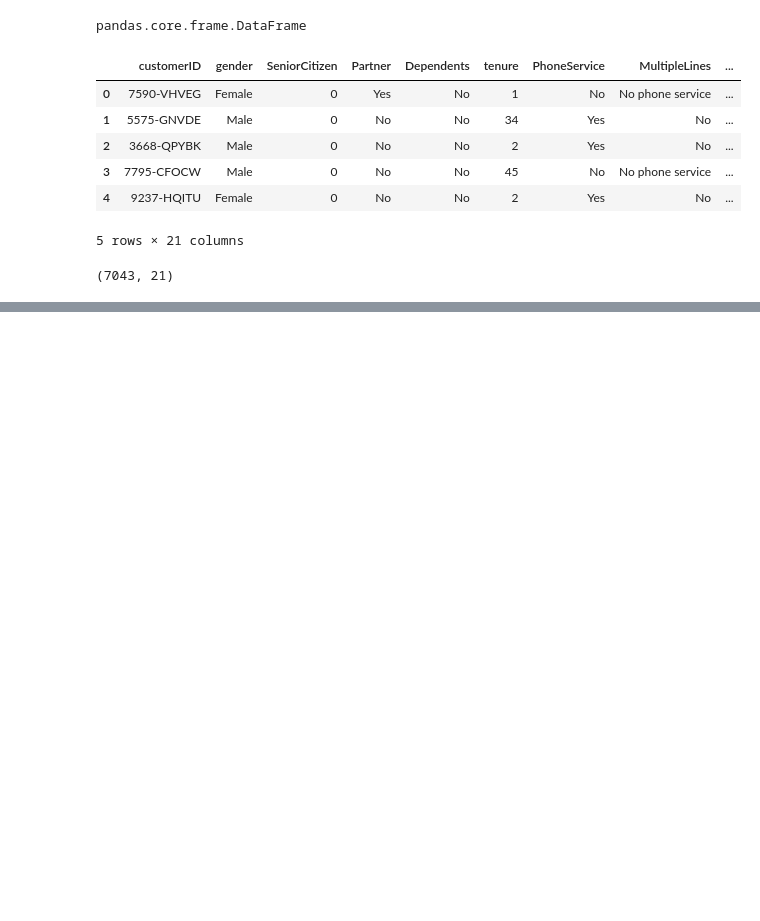
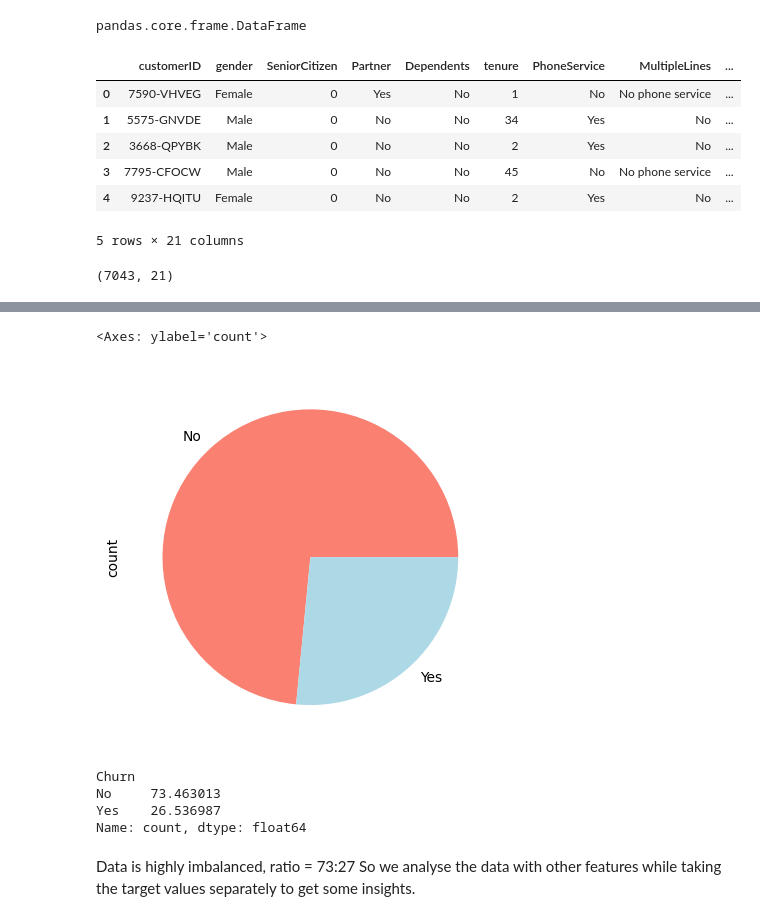
Before and after one commit to yaaryash/Telecom-Customer-Churn-Prediction-using-Machine-Learning, a Jupyter notebook: churn_analysisEDA.ipynb, the cells around one changed output, grey strips where cells are left out. Drawn from its saved outputs; the diff is of its cells as text; code cells hidden in the pictures; blank space fills up the shorter version.

Commit message:
Did some EDA, Found out some insights from data

```diff
--- a/churn_analysisEDA.ipynb
+++ b/churn_analysisEDA.ipynb
@@ -31,0 +98,15 @@ df.shape
+# %%
+df['Churn'].value_counts().plot(kind='pie', colors=['salmon', 'lightblue'])
+# %% [output]
+<Axes: ylabel='count'>
+[figure, added]
+# %%
+100*df['Churn'].value_counts()/len(df)
+# %% [output]
+Churn
+No     73.463013
+Yes    26.536987
+Name: count, dtype: float64
+# %% [markdown]
+Data is highly imbalanced, ratio = 73:27
+So we analyse the data with other features while taking the target values separately to get some insights.
```
Also changed, not shown: parts of 9 cells of this notebook.
